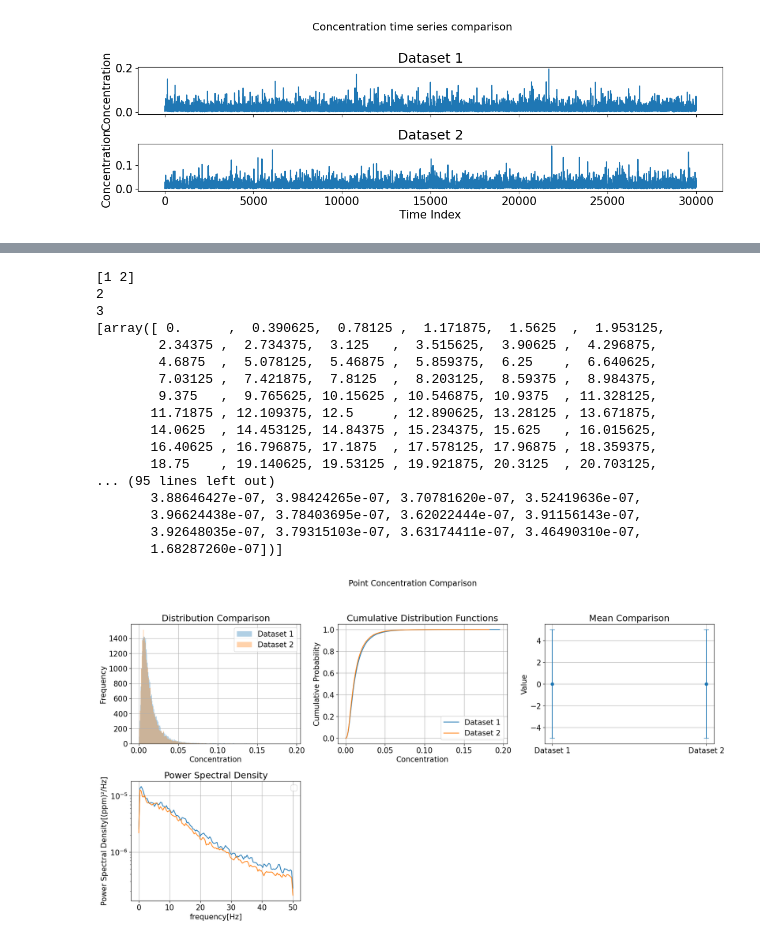
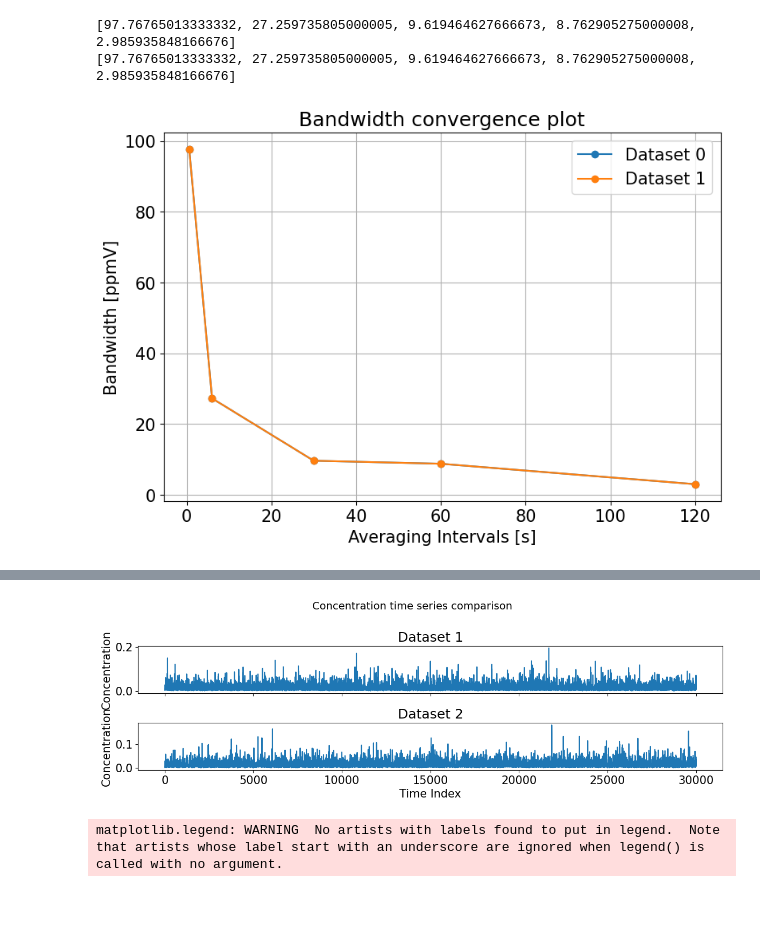
Before and after one commit to se04ber/WTSoftwareUtilitiesShare, a Jupyter notebook: Example_PointConc_Analysis_200325_Maps.ipynb, the cells around one changed output, grey strips where cells are left out. Saved outputs shown, nothing was run; the diff lists cells and outputs as text; code cells hidden in the pictures; blank space fills up the shorter version.

Commit message:
Add updates to analysis and map notebooks, as well as some small functions to WtSoftware

```diff
--- a/Example_PointConc_Analysis_200325_Maps.ipynb
+++ b/Example_PointConc_Analysis_200325_Maps.ipynb
@@ -331,17 +314,0 @@ print(len(conc_ts[next(iter(conc_ts))][next(iter(conc_ts[next(iter(conc_ts))]))]
-# %%
-#Concentration fluctuation analysis
-#Intermittency based on threshold, peak2Mean, concentration variance spectral density distribution
-
-#Seettings intermittency calculation
-threshold_type="ratio" #ratio, absolute
-threshold_method="mean" #mean, std
-intermittency_threshold=1.5 #-> if type=ratio,method mean, threshold=threshold*mean(concentration), if type=absolute: threshold=threshold
-
-for name in namelist:
-    for file in files:
-        conc_ts[name][file].analyze_concentration_fluctuations(dimensionless="False",
-                                                       intermittency_threshold=intermittency_threshold,threshold_method=threshold_method)
-#power(variance) of concentration changes for different frequencies/timer interval lengths
-#Low-frequency peak: Slow, gradual concentration changes
-#High-frequency peak: Rapid, quick concentration fluctuations
-#Broad spectrum: Mixed or complex concentration dynamics
@@ -355,35 +316,67 @@ for name in namelist:
 from windtunnel.concentration.CompareDatasets import compare_point_concentrations_3
 #Give overview/comparison for the data, one plot including of of the plots choosen in the list "functionsForOverview
 #Means, Pdf, Cdf, PowerDensity: Number of ts does not matter that much
 #Scatterplot: use only 2 ts
 #Histogram, Boxplot: would also recommend not to many, because of overlapping of the histograms for comparison, space for the boxplots..
-
 #functionsForOverview = ["all"] #defaul -> all of the available plots
 #all_plot_types = [
 #        "Histogram", "Pdf", "Cdf", "Means", "BoxPlot",
 #        "QuantilPlot", "ScatterPlot", "ResidualPlot", "Autocorrelation"
 #    ]
-
 functionsForOverview = [
     "Histogram",
-    "BoxPlot"
+    "ViolinPlot",
+    "BoxPlot",
     #"",
     "Pdf",
     "Cdf",
     "Means",
     "PowerDensity"
         ]
-
 #Choose which concentration time series/PointObjekts to show in the overview/comparison plot
 DataPointsConc = [
     conc_ts[namelist[0]][files[0]],#
     conc_ts[namelist[0]][files[1]],
     #conc_ts[namelist[0]][files[2]],
     #conc_ts[namelist[0]][files[3]],
     #conc_ts[namelist[0]][files[4]],
     #conc_ts[namelist[0]][files[5]]
 ]
 
+#Bandwidth convergence plot settings
+xLabel = "Time Interval"
+yLabel = "Windspeed [m/s]"
+Labels = None
+dimensionless = False
+xAchse = None
+yAchse = None
+error_values = 0.1
+marker = 'o'
+#colors = ["green",""blue"]
+time_freq = 0.010 #s
+averaging_intervals = [60*0.01,60*0.1,60*0.5,60*1.0,60*2.0]# [60*0.01,60*0.1,60*0.5, 60*1,60*2,60*3,60*4,60*5]#in s     #Example for [15,30 and 60 min]
+#t*[[-] =[s/(m/s) * m]  = t[s] / Uref[m/s] * Lref[m]
+
+
+bandwidths = []
+for name in namelist:
+    for filename in files:
+        ts_v_avg = conc_ts[name][file].get_averagedData(name, filename, time_freq, averaging_intervals,dimensionless=dimensionless)
+        bandwidths.append([np.max(avg) - np.min(avg) for avg in ts_v_avg])  # or use np.ptp(avg)(peakTopeak) for same result, but faster
+for i, bandwidth in enumerate(bandwidths):
+    print(bandwidth)
+    plt.plot(averaging_intervals, bandwidth, "o-",
+             label=f"Dataset {i}" if Labels is None else Labels[i])
+plt.xlabel("Averaging Intervals [s]")
+plt.ylabel("Bandwidth [ppmV]")
+plt.title("Bandwidth convergence plot")
+plt.legend()
+plt.grid(True)
+plt.show()
+
+
 compare_point_concentrations_3(DataPointsConc,functionsForOverview)
 # %% [output]
+[97.76765013333332, 27.259735805000005, 9.619464627666673, 8.762905275000008, 2.985935848166676]
+[97.76765013333332, 27.259735805000005, 9.619464627666673, 8.762905275000008, 2.985935848166676]
-[figure, old version]
+[figure, new version]
@@ -391,18 +383,2 @@ matplotlib.legend: WARNING  No artists with labels found to put in legend.  Note
+[figure, new version]
-[1 2]
-2
-3
-[array([ 0.      ,  0.390625,  0.78125 ,  1.171875,  1.5625  ,  1.953125,
-        2.34375 ,  2.734375,  3.125   ,  3.515625,  3.90625 ,  4.296875,
-        4.6875  ,  5.078125,  5.46875 ,  5.859375,  6.25    ,  6.640625,
-        7.03125 ,  7.421875,  7.8125  ,  8.203125,  8.59375 ,  8.984375,
-        9.375   ,  9.765625, 10.15625 , 10.546875, 10.9375  , 11.328125,
-       11.71875 , 12.109375, 12.5     , 12.890625, 13.28125 , 13.671875,
-       14.0625  , 14.453125, 14.84375 , 15.234375, 15.625   , 16.015625,
-       16.40625 , 16.796875, 17.1875  , 17.578125, 17.96875 , 18.359375,
-       18.75    , 19.140625, 19.53125 , 19.921875, 20.3125  , 20.703125,
-... (95 lines left out)
-       3.88646427e-07, 3.98424265e-07, 3.70781620e-07, 3.52419636e-07,
-       3.96624438e-07, 3.78403695e-07, 3.62022444e-07, 3.91156143e-07,
-       3.92648035e-07, 3.79315103e-07, 3.63174411e-07, 3.46490310e-07,
-       1.68287260e-07])]
+matplotlib.legend: WARNING  No artists with labels found to put in legend.  Note that artists whose label start with an underscore are ignored when legend() is called with no argument.
-[figure, old version]
```
Also changed, not shown: parts of 29 cells of this notebook, 32 other files.
